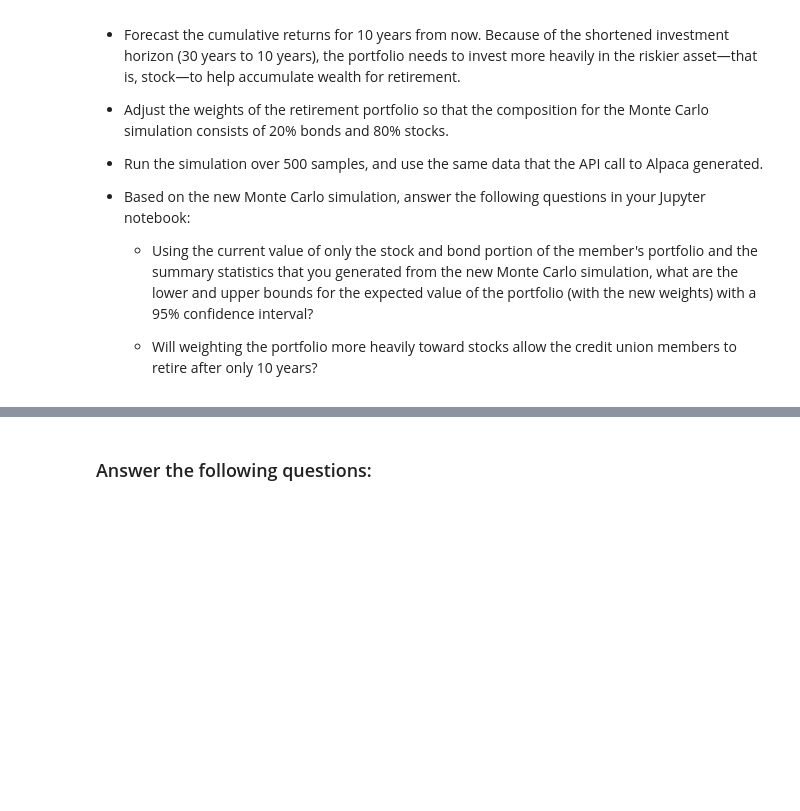
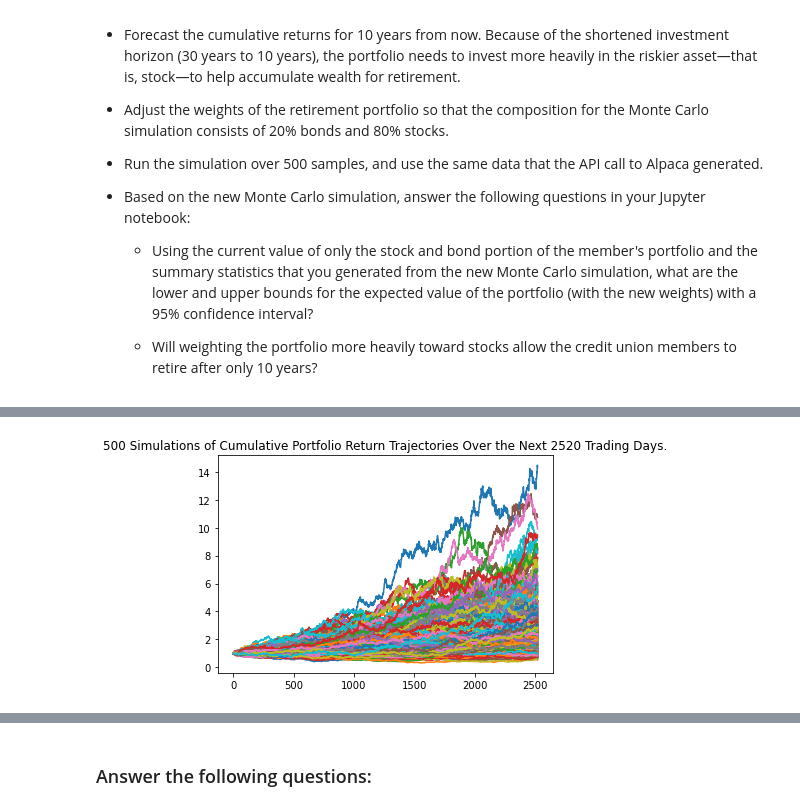
Before and after one commit to joshuacreveling/Module_5_Challenge_Assignment, a Jupyter notebook: financial_planning_tools.ipynb, the cells around one changed output, grey strips where cells are left out. Cells and saved outputs as stored; diff of their text form; code cells hidden in the pictures; blank space fills up the shorter version.

```diff
--- a/financial_planning_tools.ipynb
+++ b/financial_planning_tools.ipynb
@@ -495,7 +603,12 @@ For this new Monte Carlo simulation, do the following:
 # Configure a Monte Carlo simulation to forecast 10 years cumulative returns
 # The weights should be split 20% to AGG and 80% to SPY.
 # Run 500 samples.
-# YOUR CODE HERE
+MC_spy_10 = MCSimulation(
+    portfolio_data = prices_df,
+    weights = [.20,.80],
+    num_simulation = 500,
+    num_trading_days = 252*10
+)
 
 # Review the simulation input data
-# YOUR CODE HERE
+MC_spy_10.portfolio_data.head()
@@ -505,7 +658,9 @@ For this new Monte Carlo simulation, do the following:
 # %%
 # Visualize the 10-year Monte Carlo simulation by creating an
 # overlay line plot
-# YOUR CODE HERE
+spy_10_line_plot = MC_spy_10.plot_simulation()
+# %% [output]
+[figure, added]
 # %%
 # Visualize the probability distribution of the 10-year Monte Carlo simulation
 # by plotting a histogram
```
Also changed, not shown: parts of 34 cells of this notebook.
